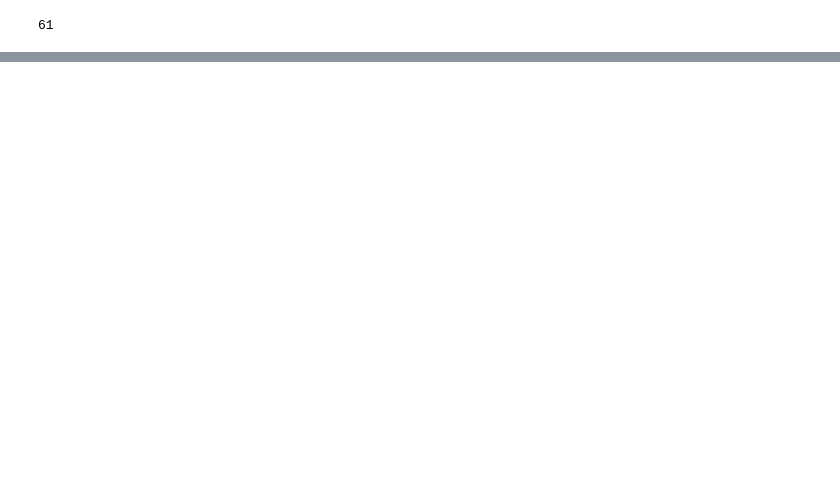
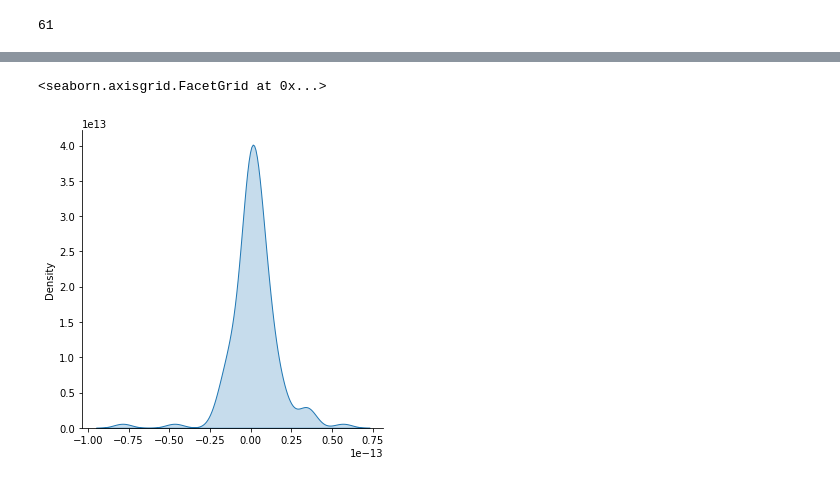
Before and after one commit to emathian/DDS-RoFormerMIL, a Jupyter notebook: JupyterExperimentsAndDataset/BT_CaA1Ca2ExpWithRoforner.ipynb, the cells around one changed output, grey strips where cells are left out. Drawn from its saved outputs; the diff is of its cells as text; code cells hidden in the pictures; blank space fills up the shorter version.

```diff
--- a/JupyterExperimentsAndDataset/BT_CaA1Ca2ExpWithRoforner.ipynb
+++ b/JupyterExperimentsAndDataset/BT_CaA1Ca2ExpWithRoforner.ipynb
@@ -635,0 +849,5 @@ ___________________________________________________
+# %%
+sns.displot(mean_over_col, kind="kde", fill=True)
+# %% [output]
+<seaborn.axisgrid.FacetGrid at 0x...>
+[figure, added]
```
Also changed, not shown: parts of 55 cells of this notebook, 8 other files.
